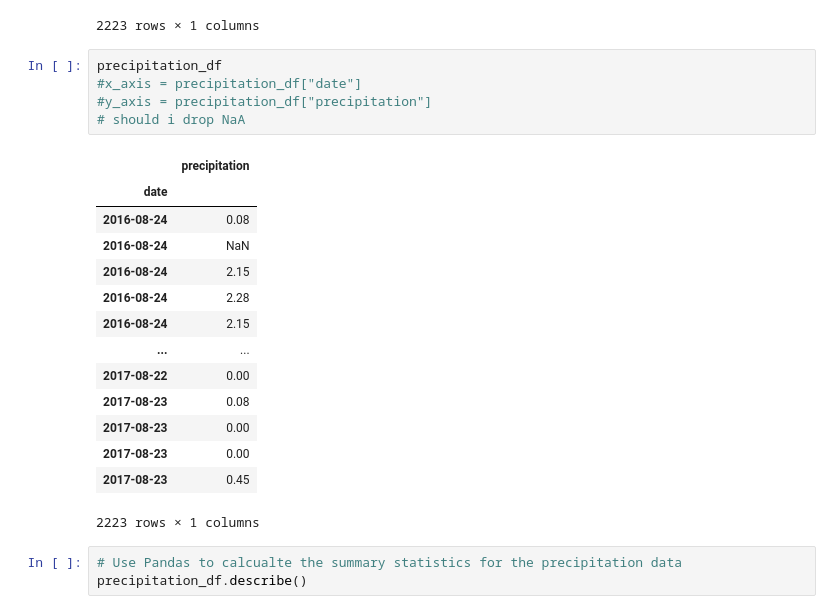
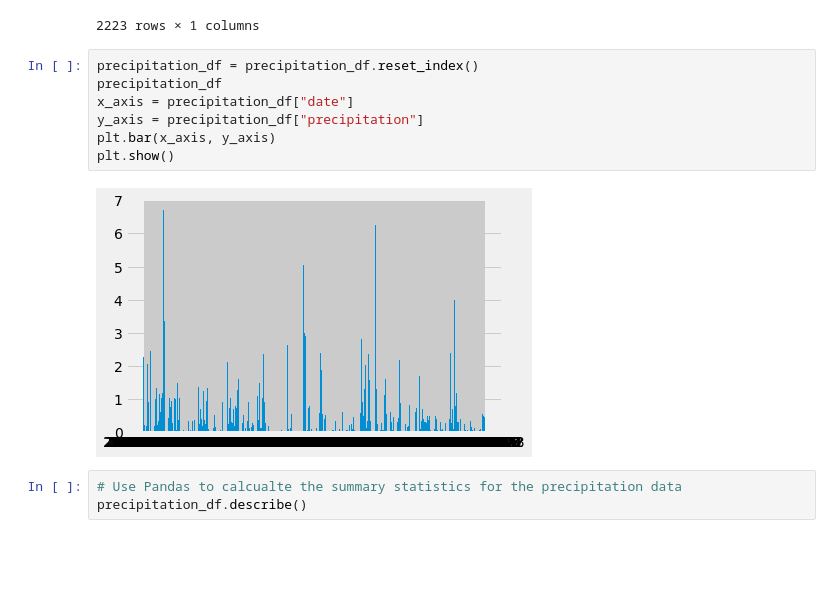
Before and after one commit to MersedehSP/sqlalchemy-challenge, a Jupyter notebook: climate_starter.ipynb, the cells around one changed output. Cells and saved outputs as stored; diff of their text form; blank space fills up the shorter version.

```diff
--- a/climate_starter.ipynb
+++ b/climate_starter.ipynb
@@ -117,25 +117,14 @@ precipitation_df
 | 2017-08-23 | 0.45 |
 2223 rows × 1 columns
 # %%
+precipitation_df = precipitation_df.reset_index()
 precipitation_df
-#x_axis = precipitation_df["date"]
-#y_axis = precipitation_df["precipitation"]
-# should i drop NaA
+x_axis = precipitation_df["date"]
+y_axis = precipitation_df["precipitation"]
+plt.bar(x_axis, y_axis)
+plt.show()
 # %% [output]
-|  | precipitation |
-| date |  |
-| 2016-08-24 | 0.08 |
-| 2016-08-24 | NaN |
-| 2016-08-24 | 2.15 |
-| 2016-08-24 | 2.28 |
-| 2016-08-24 | 2.15 |
-| ... | ... |
-| 2017-08-22 | 0.00 |
-| 2017-08-23 | 0.08 |
-| 2017-08-23 | 0.00 |
-| 2017-08-23 | 0.00 |
-| 2017-08-23 | 0.45 |
-2223 rows × 1 columns
+[figure, added]
 # %%
 # Use Pandas to calcualte the summary statistics for the precipitation data
 precipitation_df.describe()
```
Also changed, not shown: parts of 10 cells of this notebook, 3 other files.
